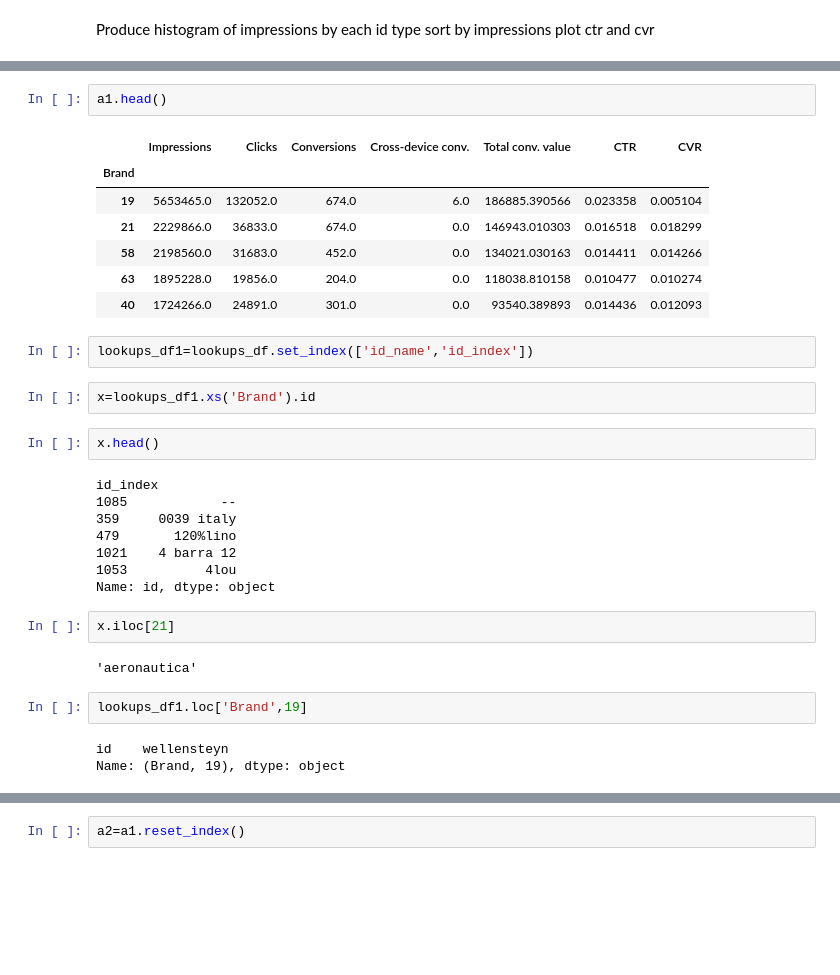
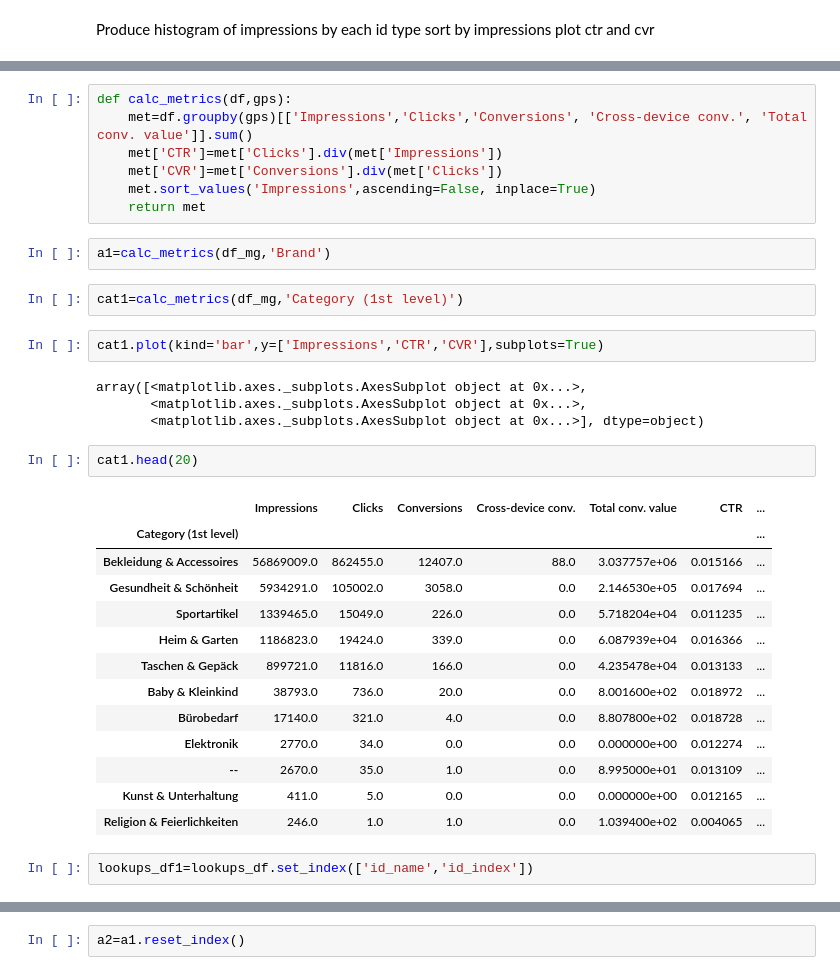
Before and after one commit to seanv507/crea, a Jupyter notebook: crealytics.ipynb, the cells around one changed output, grey strips where cells are left out. Saved outputs shown, nothing was run; the diff lists cells and outputs as text; blank space fills up the shorter version.

```diff
--- a/crealytics.ipynb
+++ b/crealytics.ipynb
@@ -138,33 +341,35 @@ a1.sort_values('Impressions',ascending=False, inplace=True)
-# %%
-a1.head()
-# %% [output]
-|  | Impressions | Clicks | Conversions | Cross-device conv. | Total conv. value | CTR | CVR |
-| Brand |  |  |  |  |  |  |  |
-| 19 | 5653465.0 | 132052.0 | 674.0 | 6.0 | 186885.390566 | 0.023358 | 0.005104 |
-| 21 | 2229866.0 | 36833.0 | 674.0 | 0.0 | 146943.010303 | 0.016518 | 0.018299 |
-| 58 | 2198560.0 | 31683.0 | 452.0 | 0.0 | 134021.030163 | 0.014411 | 0.014266 |
-| 63 | 1895228.0 | 19856.0 | 204.0 | 0.0 | 118038.810158 | 0.010477 | 0.010274 |
-| 40 | 1724266.0 | 24891.0 | 301.0 | 0.0 | 93540.389893 | 0.014436 | 0.012093 |
+# %%
+def calc_metrics(df,gps):
+    met=df.groupby(gps)[['Impressions','Clicks','Conversions', 'Cross-device conv.', 'Total conv. value']].sum()
+    met['CTR']=met['Clicks'].div(met['Impressions'])
+    met['CVR']=met['Conversions'].div(met['Clicks'])
+    met.sort_values('Impressions',ascending=False, inplace=True)
+    return met
+# %%
+a1=calc_metrics(df_mg,'Brand')
+# %%
+cat1=calc_metrics(df_mg,'Category (1st level)')
+# %%
+cat1.plot(kind='bar',y=['Impressions','CTR','CVR'],subplots=True)
+# %% [output]
+array([<matplotlib.axes._subplots.AxesSubplot object at 0x...>,
+       <matplotlib.axes._subplots.AxesSubplot object at 0x...>,
+       <matplotlib.axes._subplots.AxesSubplot object at 0x...>], dtype=object)
+# %%
+cat1.head(20)
+# %% [output]
+|  | Impressions | Clicks | Conversions | Cross-device conv. | Total conv. value | CTR | ... |
+| Category (1st level) |  |  |  |  |  |  | ... |
+| Bekleidung & Accessoires | 56869009.0 | 862455.0 | 12407.0 | 88.0 | 3.037757e+06 | 0.015166 | ... |
+| Gesundheit & Schönheit | 5934291.0 | 105002.0 | 3058.0 | 0.0 | 2.146530e+05 | 0.017694 | ... |
+| Sportartikel | 1339465.0 | 15049.0 | 226.0 | 0.0 | 5.718204e+04 | 0.011235 | ... |
+| Heim & Garten | 1186823.0 | 19424.0 | 339.0 | 0.0 | 6.087939e+04 | 0.016366 | ... |
+| Taschen & Gepäck | 899721.0 | 11816.0 | 166.0 | 0.0 | 4.235478e+04 | 0.013133 | ... |
+| Baby & Kleinkind | 38793.0 | 736.0 | 20.0 | 0.0 | 8.001600e+02 | 0.018972 | ... |
+| Bürobedarf | 17140.0 | 321.0 | 4.0 | 0.0 | 8.807800e+02 | 0.018728 | ... |
+| Elektronik | 2770.0 | 34.0 | 0.0 | 0.0 | 0.000000e+00 | 0.012274 | ... |
+| -- | 2670.0 | 35.0 | 1.0 | 0.0 | 8.995000e+01 | 0.013109 | ... |
+| Kunst & Unterhaltung | 411.0 | 5.0 | 0.0 | 0.0 | 0.000000e+00 | 0.012165 | ... |
+| Religion & Feierlichkeiten | 246.0 | 1.0 | 1.0 | 0.0 | 1.039400e+02 | 0.004065 | ... |
 # %%
 lookups_df1=lookups_df.set_index(['id_name','id_index'])
-# %%
-x=lookups_df1.xs('Brand').id
-# %%
-x.head()
-# %% [output]
-id_index
-1085            --
-359     0039 italy
-479       120%lino
-1021    4 barra 12
-1053          4lou
-Name: id, dtype: object
-# %%
-x.iloc[21]
-# %% [output]
-'aeronautica'
-# %%
-lookups_df1.loc['Brand',19]
-# %% [output]
-id    wellensteyn
-Name: (Brand, 19), dtype: object
```
Also changed, not shown: parts of 54 cells of this notebook.
